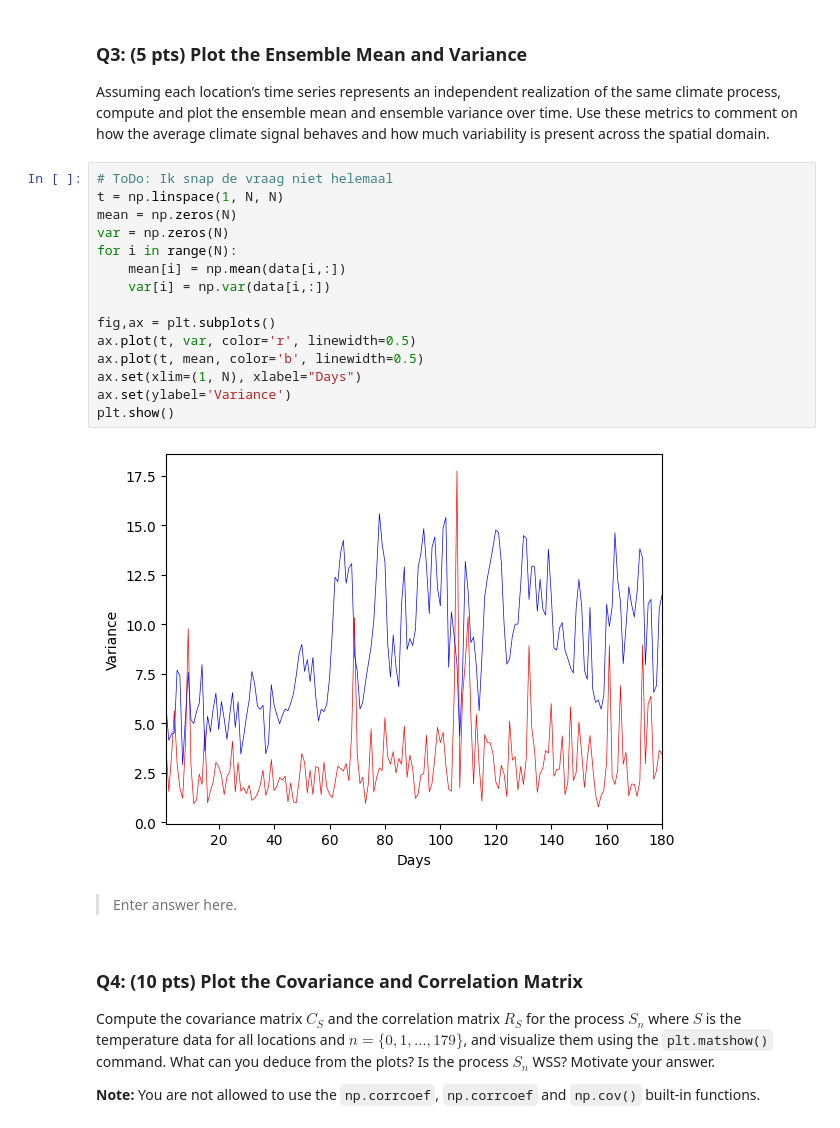
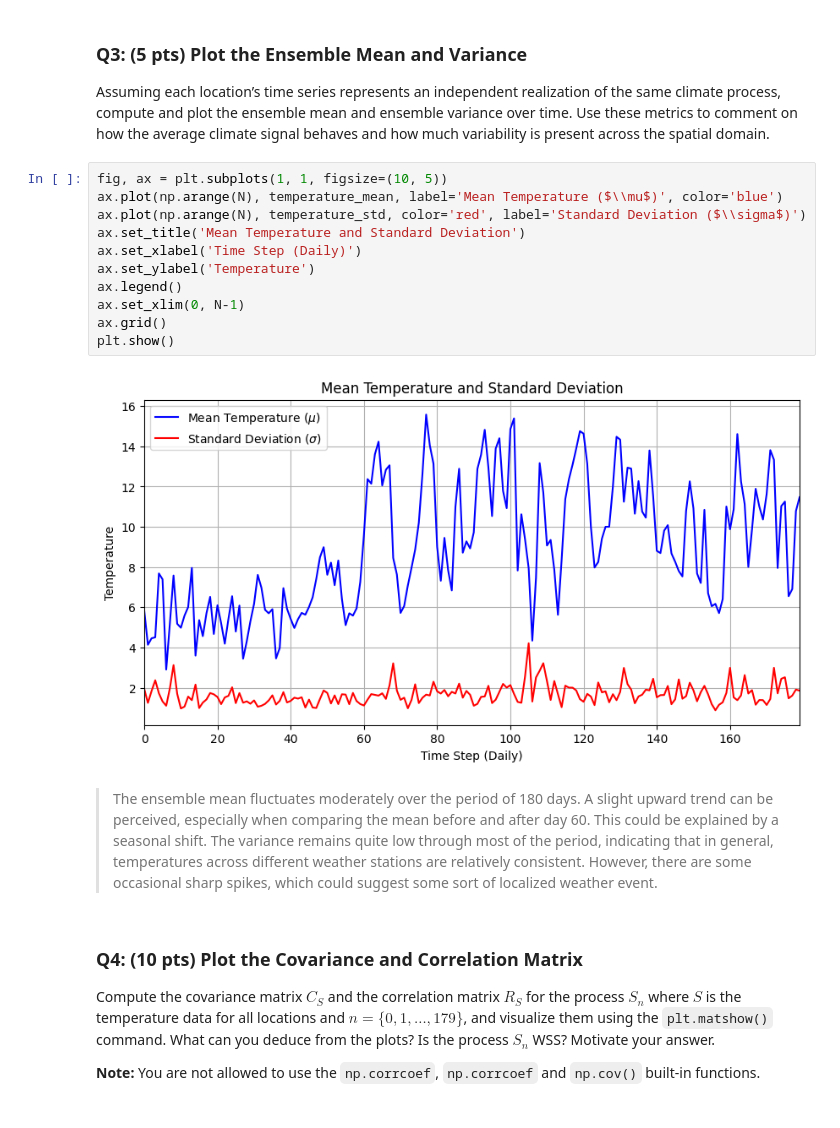
Before and after one commit to larsvantol/Statistical-Signal-Processing, a Jupyter notebook: SC42150_SSP_2025_Assignment.ipynb, the cells around one changed output. Cells and saved outputs as stored; diff of their text form.

```diff
--- a/SC42150_SSP_2025_Assignment.ipynb
+++ b/SC42150_SSP_2025_Assignment.ipynb
@@ -112,25 +112,22 @@ plt.show()
 ### Q3: (5 pts) Plot the Ensemble Mean and Variance
 
 Assuming each location’s time series represents an independent realization of the same climate process, compute and plot the ensemble mean and ensemble variance over time. Use these metrics to comment on how the average climate signal behaves and how much variability is present across the spatial domain.
-# %%
-# ToDo: Ik snap de vraag niet helemaal
-t = np.linspace(1, N, N)
-mean = np.zeros(N)
-var = np.zeros(N)
-for i in range(N):
-    mean[i] = np.mean(data[i,:])
-    var[i] = np.var(data[i,:])
-
-fig,ax = plt.subplots()
-ax.plot(t, var, color='r', linewidth=0.5)
-ax.plot(t, mean, color='b', linewidth=0.5)
-ax.set(xlim=(1, N), xlabel="Days")
-ax.set(ylabel='Variance')
-plt.show()
-# %% [output]
-[figure, removed]
+# %%
+fig, ax = plt.subplots(1, 1, figsize=(10, 5))
+ax.plot(np.arange(N), temperature_mean, label='Mean Temperature ($\\mu$)', color='blue')
+ax.plot(np.arange(N), temperature_std, color='red', label='Standard Deviation ($\\sigma$)')
+ax.set_title('Mean Temperature and Standard Deviation')
+ax.set_xlabel('Time Step (Daily)')
+ax.set_ylabel('Temperature')
+ax.legend()
+ax.set_xlim(0, N-1)
+ax.grid()
+plt.show()
+# %% [output]
+[figure, added]
 # %% [markdown]
-> Enter answer here.
+> The ensemble mean fluctuates moderately over the period of 180 days. A slight upward trend can be perceived, especially when comparing the mean before and after day 60. This could be explained by a seasonal shift.
+The variance remains quite low through most of the period, indicating that in general, temperatures across different weather stations are relatively consistent. However, there are some occasional sharp spikes, which could suggest some sort of localized weather event.
 # %% [markdown]
 ### Q4: (10 pts) Plot the Covariance and Correlation Matrix
 Compute the covariance matrix $C_{S}$ and the correlation matrix $R_{S}$ for the process $S_n$ where $S$ is the temperature data for all locations and $n =\{0,1,\ldots,179\}$, and visualize them using the `plt.matshow()` command. What can you deduce from the plots? Is the process $S_{n}$ WSS? Motivate your answer.
```
